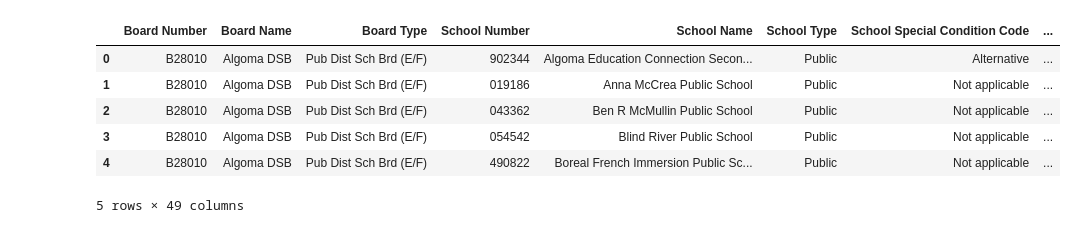
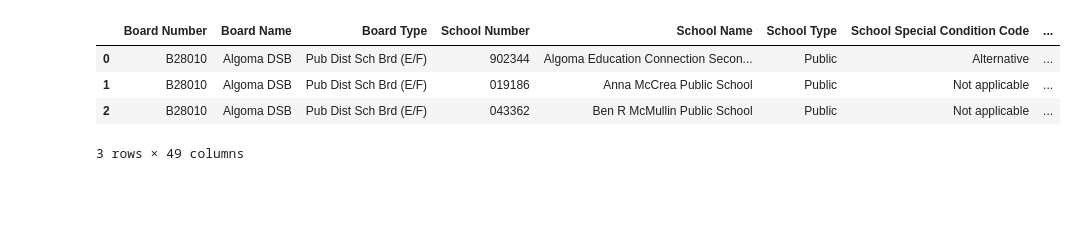
Before and after one commit to acedryden/school_research_project, a Jupyter notebook: Data Collection/Table_Preparation.ipynb, the cells around one changed output. Cells and saved outputs as stored; diff of their text form; code cells hidden in the pictures; blank space fills up the shorter version.

```diff
--- a/Data Collection/Table_Preparation.ipynb
+++ b/Data Collection/Table_Preparation.ipynb
@@ -1,19 +1,17 @@
 # %%
 import pandas as pd
 # %%
-file_path = "School enrolment and demographics_2021_22.xlsx"
+file_path = "Resources/School_enrolment_and_demographics_2021_22.xlsx"
 # %%
 Schools_df = pd.read_excel(file_path)
 # %%
-Schools_df.head()
+Schools_df.head(3)
 # %% [output]
 |  | Board Number | Board Name | Board Type | School Number | School Name | School Type | School Special Condition Code | ... |
 | 0 | B28010 | Algoma DSB | Pub Dist Sch Brd (E/F) | 902344 | Algoma Education Connection Secon... | Public | Alternative | ... |
 | 1 | B28010 | Algoma DSB | Pub Dist Sch Brd (E/F) | 019186 | Anna McCrea Public School | Public | Not applicable | ... |
 | 2 | B28010 | Algoma DSB | Pub Dist Sch Brd (E/F) | 043362 | Ben R McMullin Public School | Public | Not applicable | ... |
-| 3 | B28010 | Algoma DSB | Pub Dist Sch Brd (E/F) | 054542 | Blind River Public School | Public | Not applicable | ... |
-| 4 | B28010 | Algoma DSB | Pub Dist Sch Brd (E/F) | 490822 | Boreal French Immersion Public Sc... | Public | Not applicable | ... |
-5 rows × 49 columns
+3 rows × 49 columns
 # %%
 #Schools and Demographics Dataframe
 
```
Also changed, not shown: parts of 12 cells of this notebook, 9 other files.
